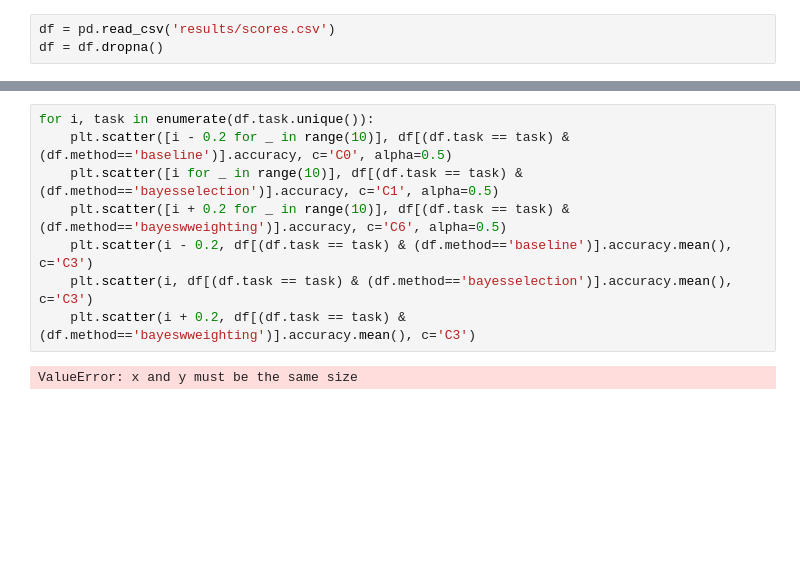
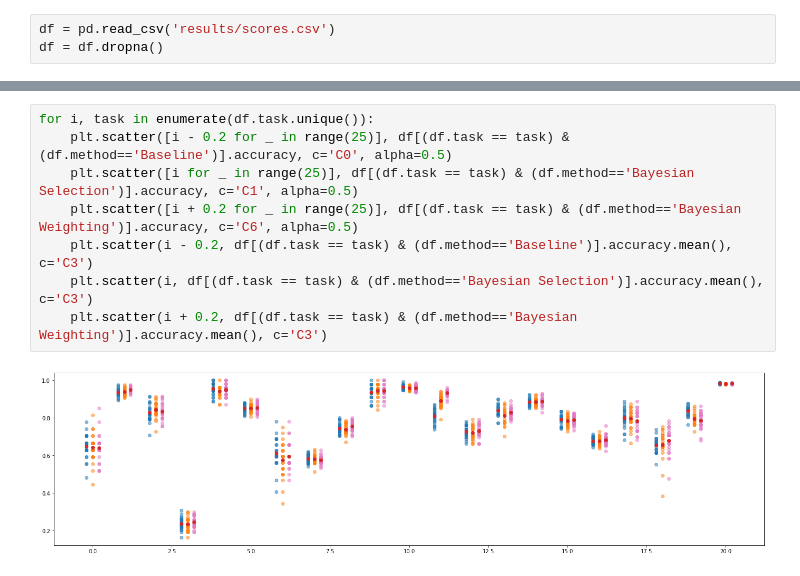
Before and after one commit to nvsclub/FeatureWeightingWithOptuna, a Jupyter notebook: test.ipynb, the cells around one changed output, grey strips where cells are left out. Saved outputs shown, nothing was run; the diff lists cells and outputs as text; blank space fills up the shorter version.

```diff
--- a/test.ipynb
+++ b/test.ipynb
@@ -58,13 +58,13 @@ df[df.method=='Baseline'].groupby(['cycle','task','method']).mean()
 # %%
 for i, task in enumerate(df.task.unique()):
-    plt.scatter([i - 0.2 for _ in range(10)], df[(df.task == task) & (df.method=='baseline')].accuracy, c='C0', alpha=0.5)
-    plt.scatter([i for _ in range(10)], df[(df.task == task) & (df.method=='bayesselection')].accuracy, c='C1', alpha=0.5)
-    plt.scatter([i + 0.2 for _ in range(10)], df[(df.task == task) & (df.method=='bayeswweighting')].accuracy, c='C6', alpha=0.5)
-    plt.scatter(i - 0.2, df[(df.task == task) & (df.method=='baseline')].accuracy.mean(), c='C3')
-    plt.scatter(i, df[(df.task == task) & (df.method=='bayesselection')].accuracy.mean(), c='C3')
-    plt.scatter(i + 0.2, df[(df.task == task) & (df.method=='bayeswweighting')].accuracy.mean(), c='C3')
+    plt.scatter([i - 0.2 for _ in range(25)], df[(df.task == task) & (df.method=='Baseline')].accuracy, c='C0', alpha=0.5)
+    plt.scatter([i for _ in range(25)], df[(df.task == task) & (df.method=='Bayesian Selection')].accuracy, c='C1', alpha=0.5)
+    plt.scatter([i + 0.2 for _ in range(25)], df[(df.task == task) & (df.method=='Bayesian Weighting')].accuracy, c='C6', alpha=0.5)
+    plt.scatter(i - 0.2, df[(df.task == task) & (df.method=='Baseline')].accuracy.mean(), c='C3')
+    plt.scatter(i, df[(df.task == task) & (df.method=='Bayesian Selection')].accuracy.mean(), c='C3')
+    plt.scatter(i + 0.2, df[(df.task == task) & (df.method=='Bayesian Weighting')].accuracy.mean(), c='C3')
 # %% [output]
-ValueError: x and y must be the same size
+[figure, added]
 # %%
 plt.axvline(-0.5, color='C5', marker = 'o', markersize=5)
 for i, task in enumerate(df.task.unique()):
```
Also changed, not shown: parts of 9 cells of this notebook, 3 other files.
